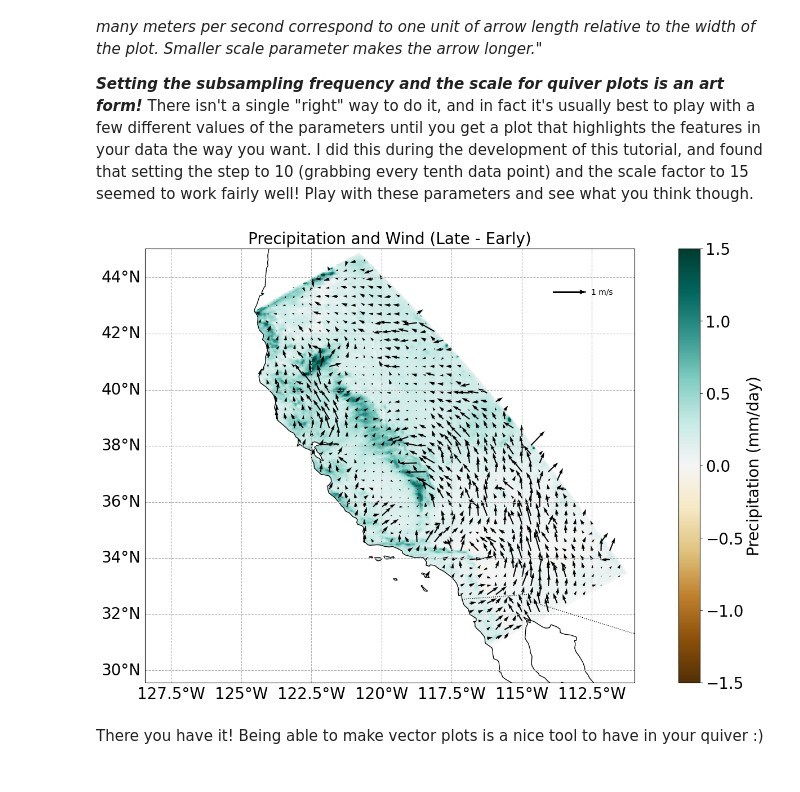
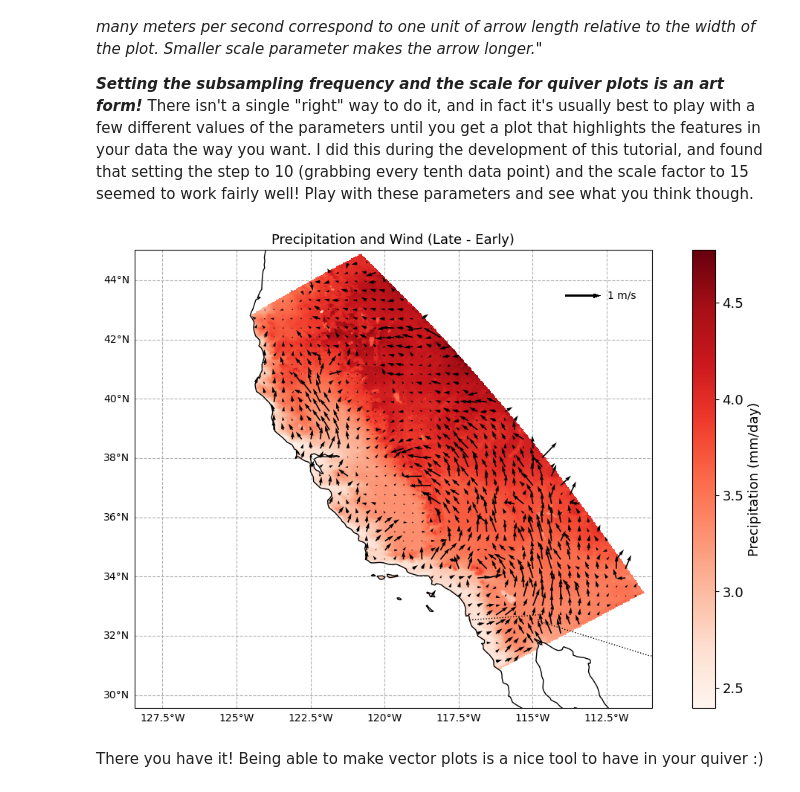
Before and after one commit to haylee360/thomas-fire-analysis, a Jupyter notebook: 2. Mapping Multiple Variables.ipynb, the cells around one changed output. Cells and saved outputs as stored; diff of their text form; code cells hidden in the pictures.

Commit message:
Start climate projection part

```diff
--- a/2. Mapping Multiple Variables.ipynb
+++ b/2. Mapping Multiple Variables.ipynb
@@ -103,9 +103,11 @@ If we extract both of those, we can use them to specify the x and y _components_
 Now that we have the full data frame for all the WRF information, we can extract the pieces of it that go with all our variables: there will be three in total this time!
 # %%
 # Make data frames for just precip, zonal wind, and meridional wind
-prec_cesm2df = wrf_df[(wrf_df["variable_id"] == "prec")]
+prec_cesm2df = wrf_df[(wrf_df["variable_id"] == "t2max")]
 u10_cesm2df = wrf_df[(wrf_df["variable_id"] == "u10")]
 v10_cesm2df = wrf_df[(wrf_df["variable_id"] == "v10")]
 
 # Display data frame associated with results
-#display(prec_cesm2df)
+display(prec_cesm2df)
+display(u10_cesm2df)
+display(v10_cesm2df)
@@ -126,7 +138,7 @@ for mem in range(len(mems)):
 
     # Extract HISTORICAL member of interest
     # precip
-    prec_cesm2df = wrf_df[(wrf_df["variable_id"] == "prec")
+    prec_cesm2df = wrf_df[(wrf_df["variable_id"] == "t2max")
                           & (wrf_df["experiment_id"] == "historical")
                          & (wrf_df["member_id"] == mems[mem])]
     # east-west wind
@@ -147,7 +159,7 @@ for mem in range(len(mems)):
 
     # Do the same thing for the SSP ensemble
     # precip
-    prec_cesm2df = wrf_df[(wrf_df["variable_id"] == "prec")
+    prec_cesm2df = wrf_df[(wrf_df["variable_id"] == "t2max")
                           & (wrf_df["experiment_id"] == "ssp370")
                          & (wrf_df["member_id"] == mems[mem])]
     # east-west wind
@@ -254,6 +295,6 @@ Data variables:
 # %%
 # Extract values as Numpy arrays to make things faster later
-cesm2_wrfprec_vals = cesm2_wrfprec_ensmn.prec.values
+cesm2_wrfprec_vals = cesm2_wrfprec_ensmn.t2max.values
 cesm2_wrfu10_vals = cesm2_wrfu10_ensmn.u10m.values
 cesm2_wrfv10_vals = cesm2_wrfv10_ensmn.v10m.values
 # %% [markdown]
@@ -282,44 +323,48 @@ map = ccrs.PlateCarree()
 
 # Specify "step" for subsampling wind data
 step = 10
 
 # Create figure/axis objects, use the map object to specify associated projection
-fig, ax = plt.subplots(figsize=(20, 10), subplot_kw={"projection": map})
+fig, ax = plt.subplots(figsize=(14, 8), subplot_kw={"projection": map})
 # Plot temperature data on the axes using the coolwarm colormap
 plot = ax.pcolormesh(cesm2_wrfprec_ensmn.lon, cesm2_wrfprec_ensmn.lat, cesm2_wrfprec_vals,
-                     transform=map, cmap="BrBG", vmin=-1.5, vmax=1.5)
+                    transform=map, cmap="YlOrRd", zorder=5)
+                    # vmin=-1.5, vmax=5)
 
 # Plot u10/v10 vectors using quiver
 lonvals = cesm2_wrfprec_ensmn.lon.values
 latvals = cesm2_wrfprec_ensmn.lat.values
 
 wnd = ax.quiver(lonvals[::step], latvals[::step],
                 cesm2_wrfu10_vals[::step, ::step], cesm2_wrfv10_vals[::step, ::step],
-                transform=map, angles='xy', scale=15)
+                transform=map, angles='xy', scale=15, zorder=6)
 
 # Create quiver key for scale
 qk = ax.quiverkey(wnd, 0.9, 0.9, 1, label='1 m/s', labelpos='E')
 
 # Add colorbar and label it
 cbar = plt.colorbar(plot, ax=ax)
-cbar.set_label("Precipitation (mm/day)", fontsize=20)
-cbar.ax.tick_params(labelsize=20)
+cbar.set_label("Precipitation (mm/day)", fontsize=13)
+cbar.ax.tick_params(labelsize=13)
+
 # Add coastline/border lines
-ax.add_feature(cfeature.COASTLINE)
-ax.add_feature(cfeature.BORDERS, linestyle=":")
+ax.add_feature(cfeature.COASTLINE, zorder=7)
+ax.add_feature(cfeature.BORDERS, linestyle=":", zorder=8)
+
 # Add grid lines
-gl = ax.gridlines(draw_labels=True, linestyle="--")
+ax.set_axisbelow(True) # Set below the bars
+gl = ax.gridlines(draw_labels=True, linestyle="--", zorder=0)
 gl.top_labels = False
 gl.right_labels = False
 
 # Set font size for x, y-axis labels
-gl.xlabel_style = {'size': 20}
-gl.ylabel_style = {'size': 20}
+# gl.xlabel_style = {'size': 20}
+# gl.ylabel_style = {'size': 20}
 
 # Add title, show plot
-ax.set_title("Precipitation and Wind (Late - Early)", fontsize= 20)
+ax.set_title("Precipitation and Wind (Late - Early)", fontsize= 13)
 plt.show()
 # %% [output]
-[figure, old version]
+[figure, new version]
 # %% [markdown]
 There you have it! Being able to make vector plots is a nice tool to have in your quiver :)
```
Also changed, not shown: parts of 3 cells of this notebook, 1 other file.
